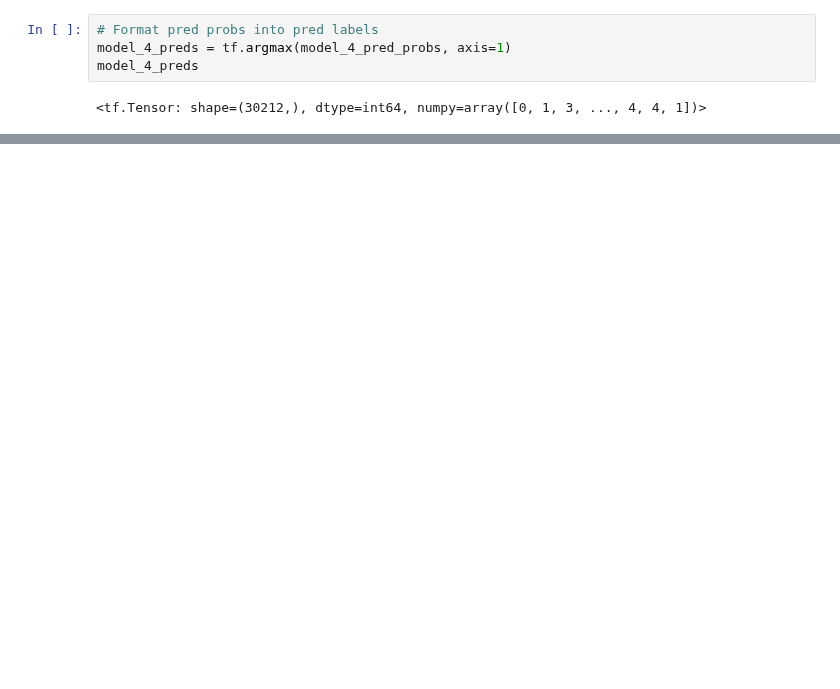
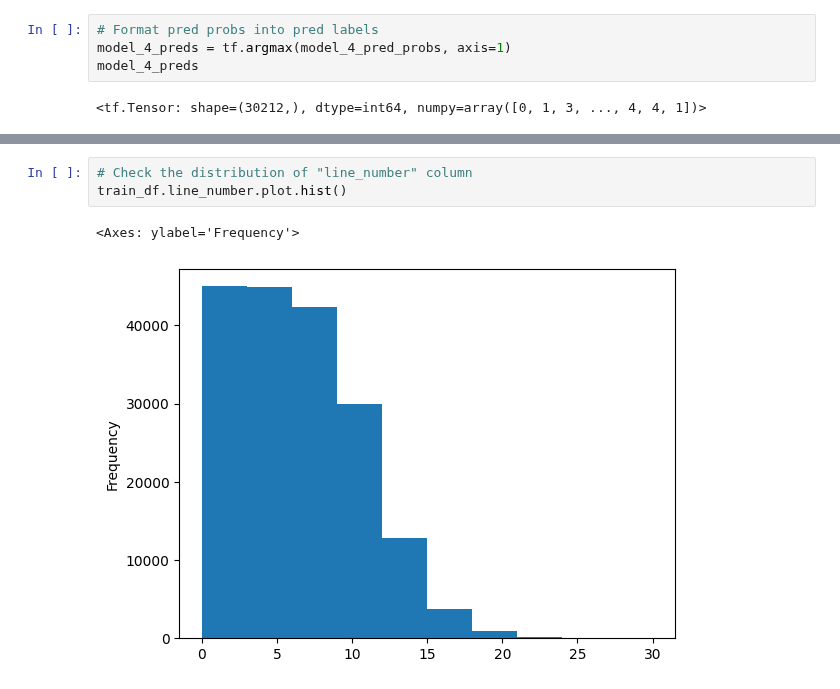
Before and after one commit to Adnan-edu/tensorflow-deep-learning, a Jupyter notebook: 09_SkimLit_nlp_milestone_project_2.ipynb, the cells around one changed output, grey strips where cells are left out. Drawn from its saved outputs; the diff is of its cells as text; blank space fills up the shorter version.

```diff
--- a/09_SkimLit_nlp_milestone_project_2.ipynb
+++ b/09_SkimLit_nlp_milestone_project_2.ipynb
@@ -1108,0 +1146,6 @@ model_4_results
+# %%
+# Check the distribution of "line_number" column
+train_df.line_number.plot.hist()
+# %% [output]
+<Axes: ylabel='Frequency'>
+[figure, added]
```
Also changed, not shown: parts of 51 cells of this notebook.
